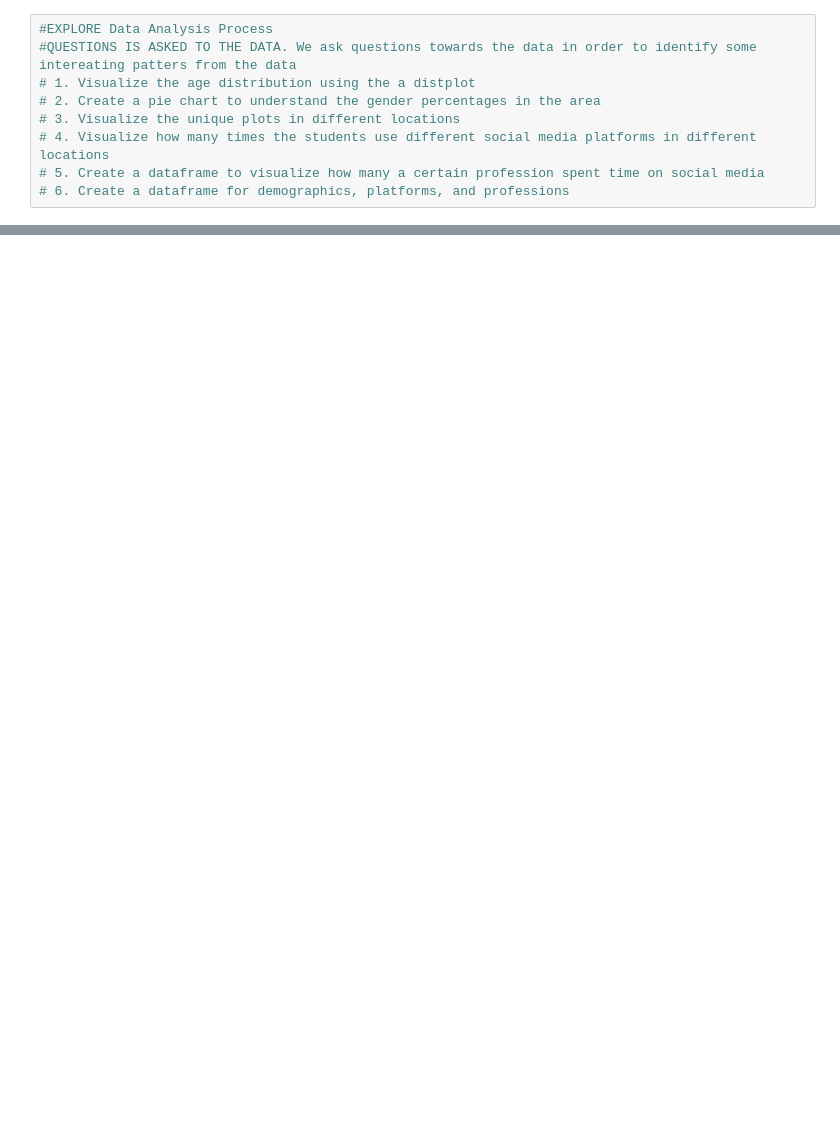
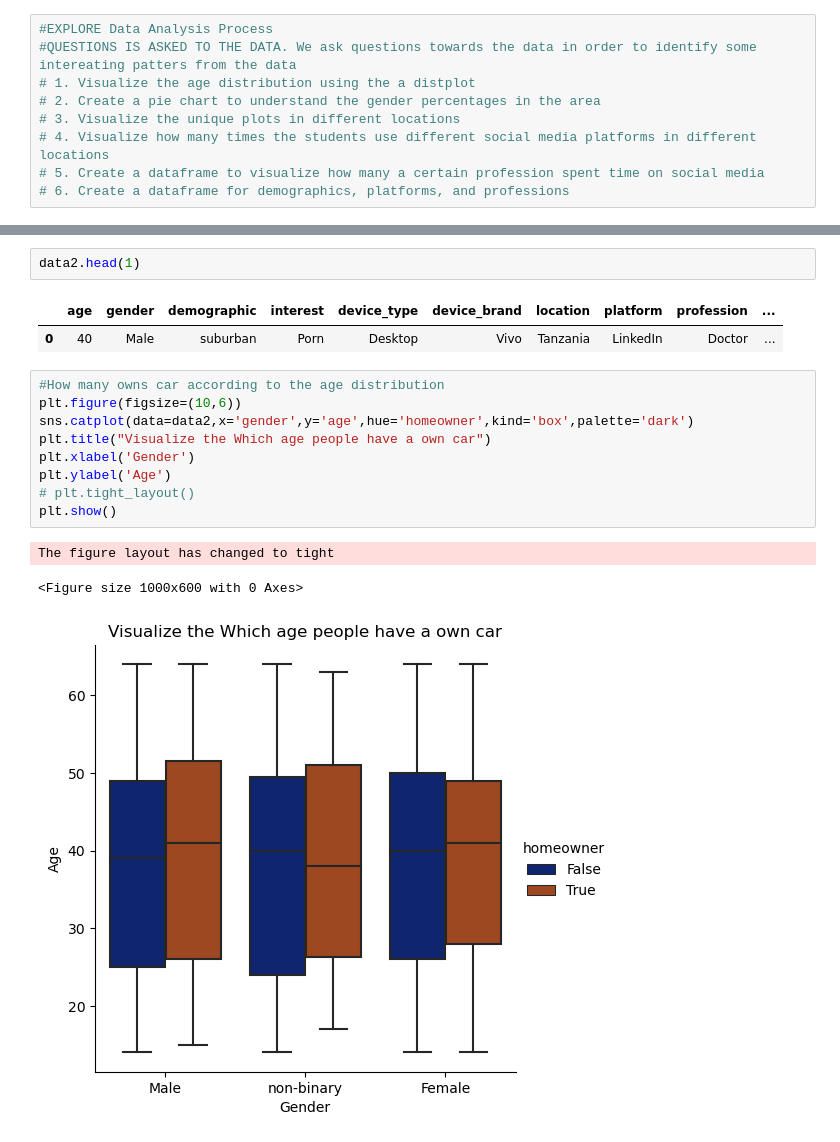
Before and after one commit to SIDAComtech-SIDAGA/MachineLearningProjects, a Jupyter notebook: average_time_spent_on_social_media/average_time_a_user_spent_on_social_media.ipynb, the cells around one changed output, grey strips where cells are left out. Cells and saved outputs as stored; diff of their text form; blank space fills up the shorter version.

```diff
--- a/average_time_spent_on_social_media/average_time_a_user_spent_on_social_media.ipynb
+++ b/average_time_spent_on_social_media/average_time_a_user_spent_on_social_media.ipynb
@@ -235,0 +248,18 @@ grouping_data.style.background_gradient(cmap='Reds')
+# %%
+data2.head(1)
+# %% [output]
+|  | age | gender | demographic | interest | device_type | device_brand | location | platform | profession | ... |
+| 0 | 40 | Male | suburban | Porn | Desktop | Vivo | Tanzania | LinkedIn | Doctor | ... |
+# %%
+#How many owns car according to the age distribution
+plt.figure(figsize=(10,6))
+sns.catplot(data=data2,x='gender',y='age',hue='homeowner',kind='box',palette='dark')
+plt.title("Visualize the Which age people have a own car")
+plt.xlabel('Gender')
+plt.ylabel('Age')
+# plt.tight_layout()
+plt.show()
+# %% [output]
+The figure layout has changed to tight
+<Figure size 1000x600 with 0 Axes>
+[figure, added]
```
Also changed, not shown: parts of 13 cells of this notebook, 3 other files.
